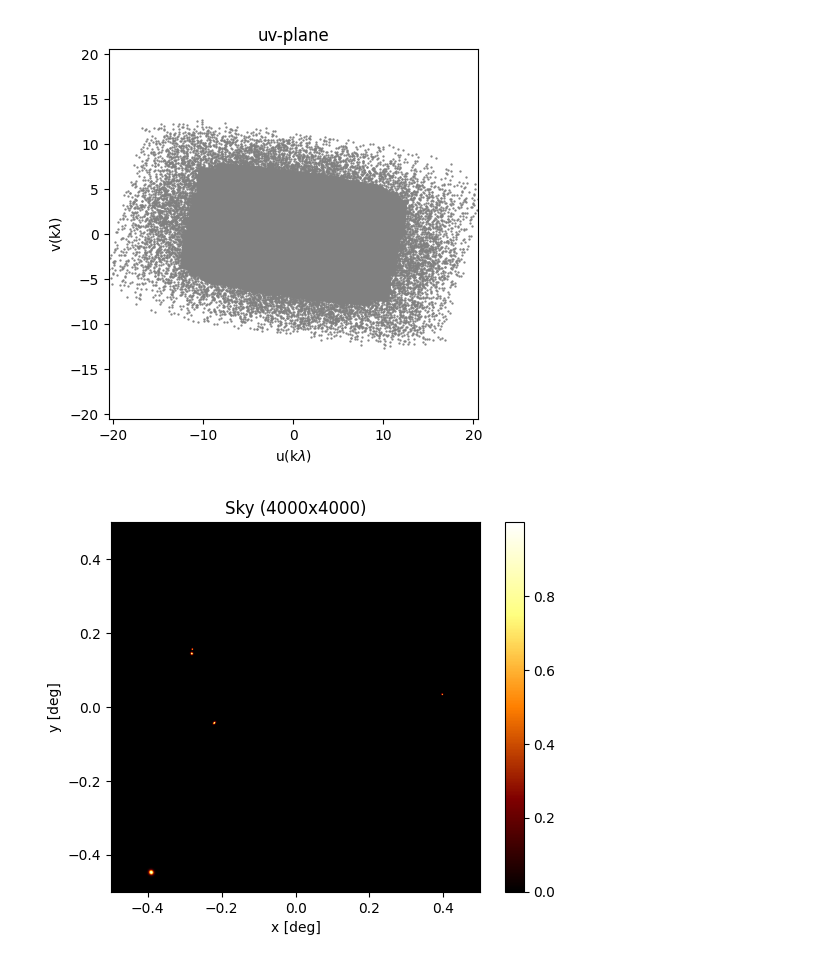
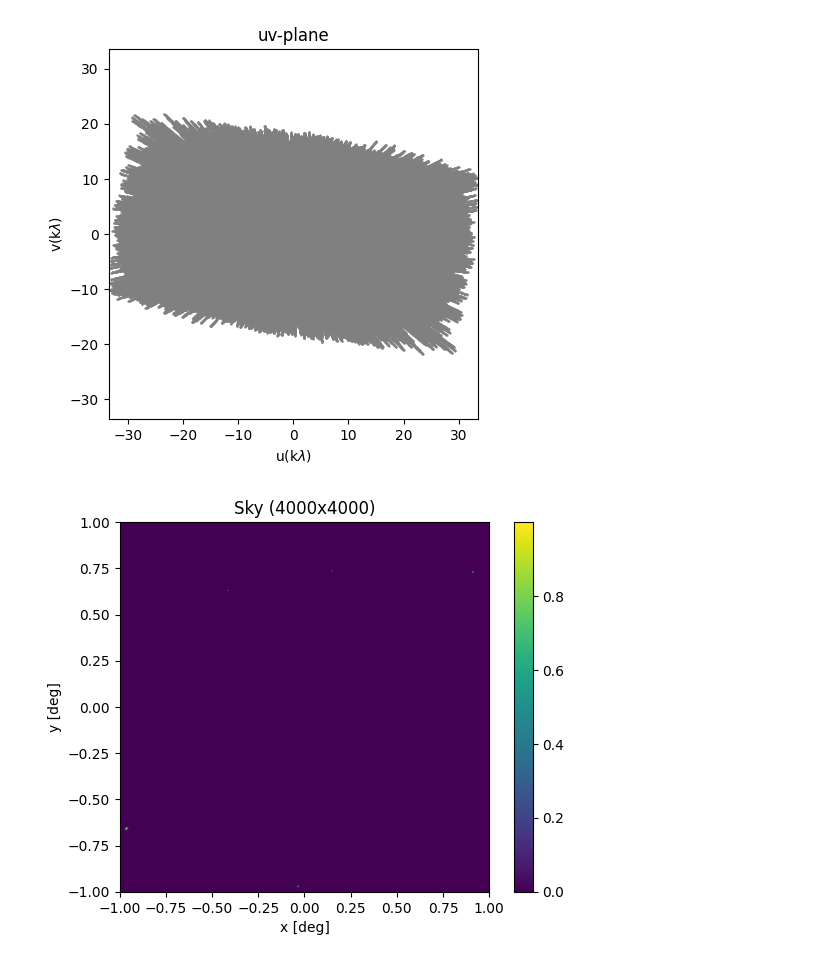
Before and after one commit to CentofantiEze/argosim, a Jupyter notebook: notebooks/full_argos_demo.ipynb, the cells around one changed output. Cells and saved outputs as stored; diff of their text form; code cells hidden in the pictures.

```diff
--- a/notebooks/full_argos_demo.ipynb
+++ b/notebooks/full_argos_demo.ipynb
@@ -8,8 +8,6 @@ from argosim.data_utils import *
 from argosim.clean import *
 from argosim.imaging_utils import *
 # %%
-plt.rcParams['image.cmap'] = 'afmhot'
-
 # random_antenna_arr(n_antenna=3, E_lim=1000, N_lim=1000, U_lim=0) -> [[E1, N1, U1], [E2, N2, U2], ...]
 E_lim = 4000.
 N_lim = 4000.
@@ -39,7 +37,7 @@ plot_baselines(baselines, ENU=True)
 # %%
 # Multiband parameters
 bandwidth = 1000e6
-n_freqs = 1
+n_freqs = 128
 f = 2000e6 # 2 GHz, lambda = 0.15 m
 
 # Source tracking parameters
@@ -50,20 +48,20 @@ delta_t = 15/60 # 300 secs
 t_0 = -0.5
 n_times = 1 #int(track_time/delta_t)
 
-track = uv_track_multiband(baselines, array_lat, source_decl, track_time, t_0, n_times, f, bandwidth, n_freqs)
+track, _ = uv_track_multiband(baselines, array_lat, source_decl, track_time, t_0, n_times, f, bandwidth, n_freqs)
 
 plot_baselines(track)
 # %% [output]
-[figure, old version]
+[figure, new version]
 # %%
 Npx = 4000
-fov_size = (1., 1.) # 3 degrees FOV from 6 m parabolic dishes.
+fov_size = (2., 2.) # 3 degrees FOV from 6 m parabolic dishes.
 deg_size_list = np.array([.01, .005, .005, .003, .003])
 source_intensity_list = [1, 1, 1, 1, 1]
-sky = n_source_sky((Npx, Npx), fov_size[0], deg_size_list, source_intensity_list)
+sky = n_source_sky((Npx, Npx), fov_size[0], deg_size_list, source_intensity_list, seed=902)
 plot_sky(sky, fov_size)
 # %% [output]
-[figure, old version]
+[figure, new version]
 # %%
 # Fourier transform of the sky
 sky_uv = sky2uv(sky)
```
Also changed, not shown: parts of 10 cells of this notebook, 7 other files.
